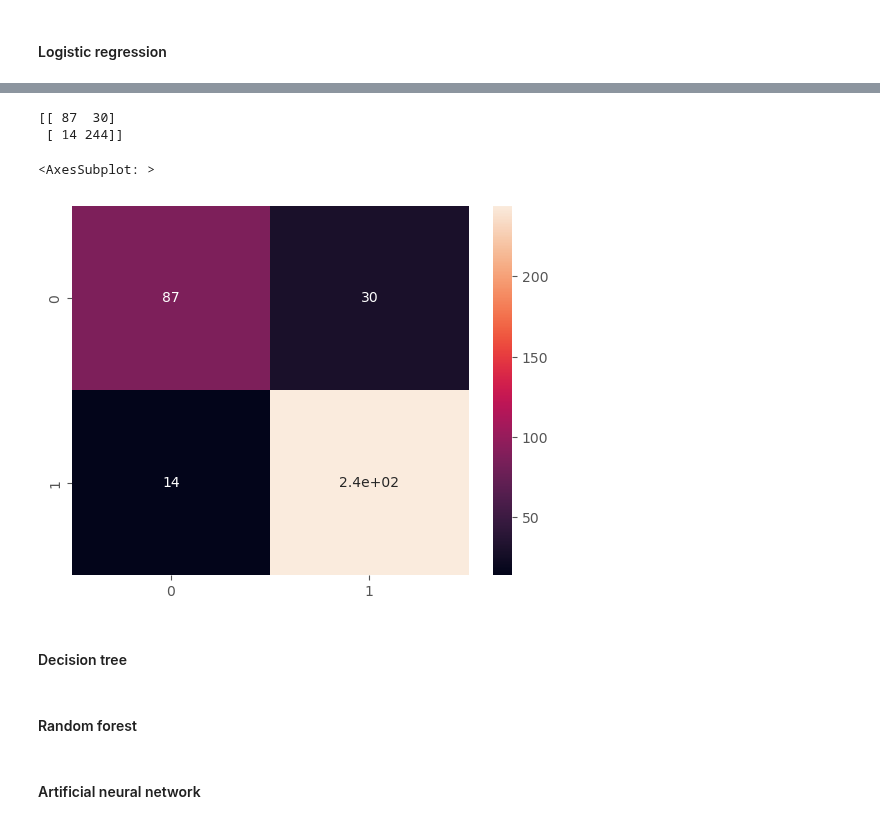
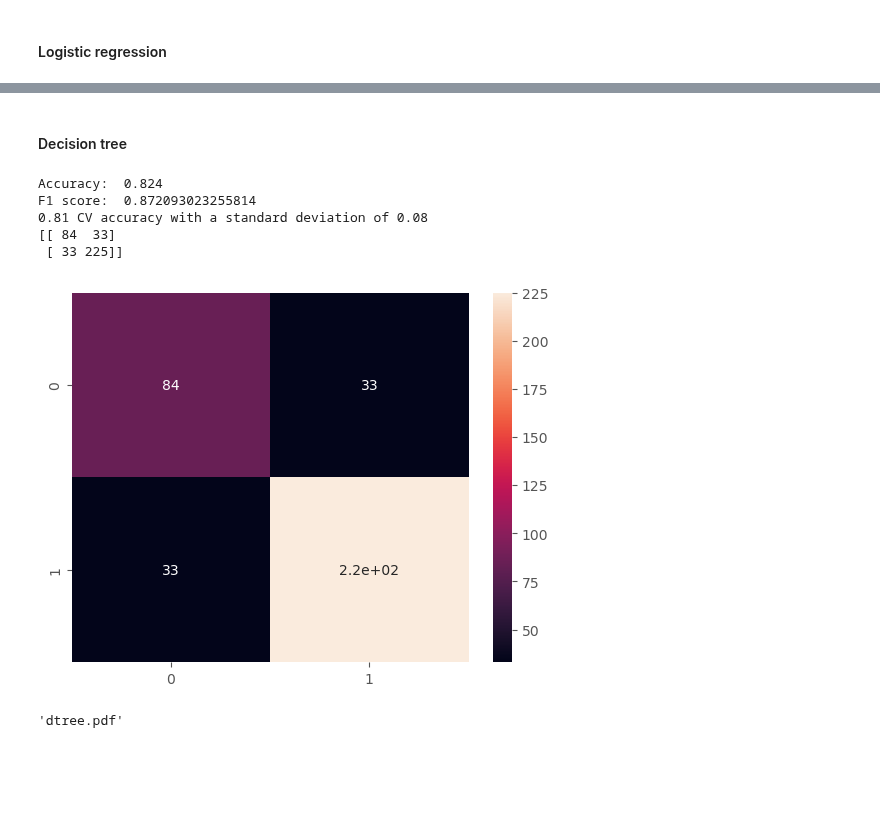
Before and after one commit to szelesaron/dissertation-code, a Jupyter notebook: ml-algorithms.ipynb, the cells around one changed output, grey strips where cells are left out. Drawn from its saved outputs; the diff is of its cells as text; code cells hidden in the pictures; blank space fills up the shorter version.

Commit message:
added algorithm basics for benchmark year

```diff
--- a/ml-algorithms.ipynb
+++ b/ml-algorithms.ipynb
@@ -39,5 +39,17 @@ x_train_covid, x_test_covid, y_train_covid, y_test_covid = train_test_split(data
 # %% [markdown]
 # Algorithms
+# %%
+def get_scores(clf, x_test, y_test):
+    preds = clf.predict(x_test)
+    acc = clf.score(x_test, y_test)
+    print("Accuracy: ", acc)
+    print("F1 score: ", f1_score(y_test, preds))
+    scores = cross_val_score(clf, x_test, y_test, cv=10)
+    print(f"{scores.mean():.2f} CV accuracy with a standard deviation of {scores.std():.2f}")
+
+    cm = metrics.confusion_matrix(y_test, preds)
+    print(cm)
+    sns.heatmap(cm, annot=True)
 # %% [markdown]
 #### Logistic regression
 # %%
@@ -59,15 +69,23 @@ F1 score:  0.9172932330827068
-# %%
-cm = metrics.confusion_matrix(y_test_bench, preds)
-print(cm)
-sns.heatmap(cm, annot=True)
-# %% [output]
-[[ 87  30]
- [ 14 244]]
-<AxesSubplot: >
-[figure, removed]
-# %% [markdown]
-#### Decision tree
-# %% [markdown]
-#### Random forest
-# %% [markdown]
-#### Artificial neural network
+# %% [markdown]
+#### Decision tree
+# %%
+from sklearn import tree
+dtree = tree.DecisionTreeClassifier()
+dtree.fit(x_train_bench, y_train_bench)
+
+get_scores(dtree, x_test_bench, y_test_bench)
+# %% [output]
+Accuracy:  0.824
+F1 score:  0.872093023255814
+0.81 CV accuracy with a standard deviation of 0.08
+[[ 84  33]
+ [ 33 225]]
+[figure, added]
+# %%
+#saving dtree for corr analysis
+import graphviz
+dot_data = tree.export_graphviz(dtree, out_file=None)
+graph = graphviz.Source(dot_data)
+graph.render("dtree")
+# %% [output]
+'dtree.pdf'
```
Also changed, not shown: parts of 8 cells of this notebook, 2 other files.
